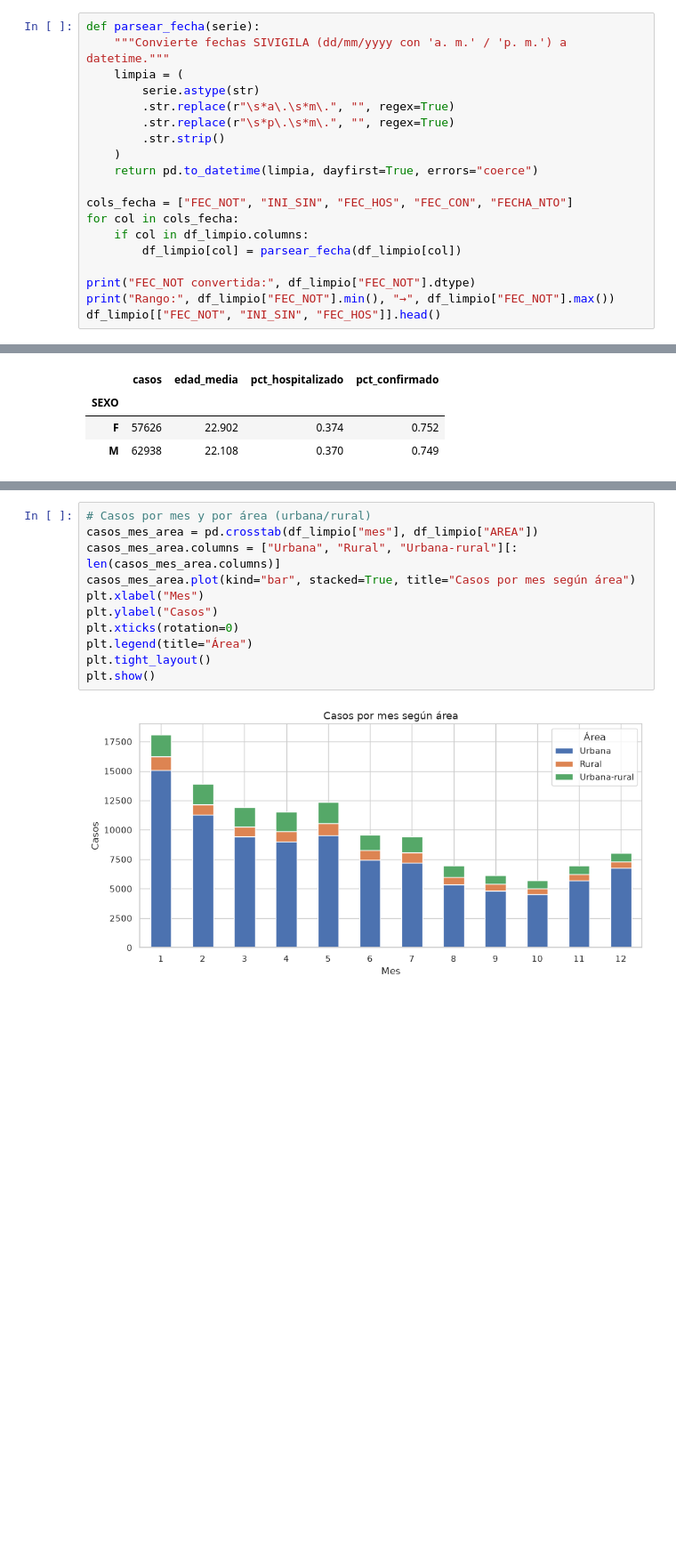
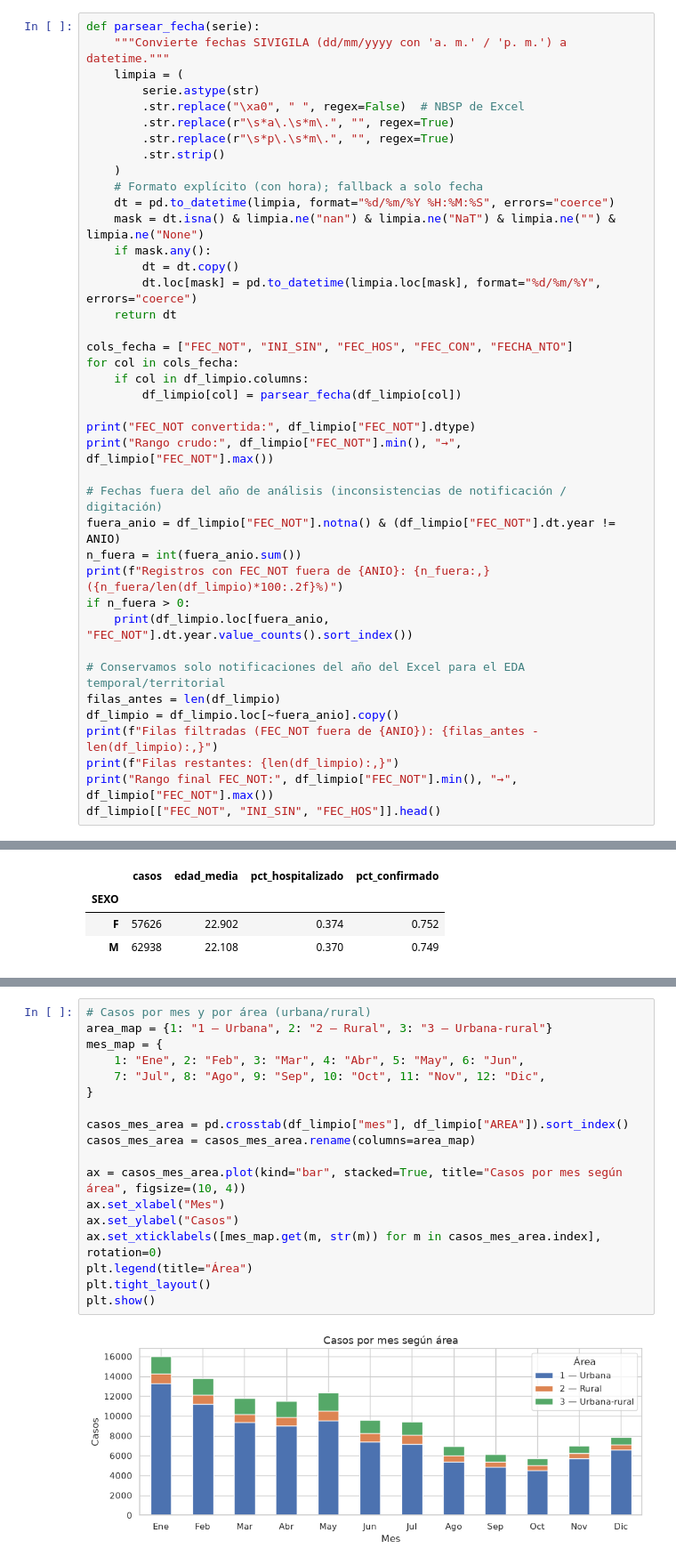
Before and after one commit to giovannyjb/proyecto_analisis_de_datos_I, a Jupyter notebook: notebooks/taller1_eda_dengue.ipynb, the cells around one changed output, grey strips where cells are left out. Shown at 89% size. Cells and saved outputs as stored; diff of their text form; blank space fills up the shorter version.

```diff
--- a/notebooks/taller1_eda_dengue.ipynb
+++ b/notebooks/taller1_eda_dengue.ipynb
@@ -482,11 +486,18 @@ def parsear_fecha(serie):
     """Convierte fechas SIVIGILA (dd/mm/yyyy con 'a. m.' / 'p. m.') a datetime."""
     limpia = (
         serie.astype(str)
+        .str.replace("\xa0", " ", regex=False)  # NBSP de Excel
         .str.replace(r"\s*a\.\s*m\.", "", regex=True)
         .str.replace(r"\s*p\.\s*m\.", "", regex=True)
         .str.strip()
     )
-    return pd.to_datetime(limpia, dayfirst=True, errors="coerce")
+    # Formato explícito (con hora); fallback a solo fecha
+    dt = pd.to_datetime(limpia, format="%d/%m/%Y %H:%M:%S", errors="coerce")
+    mask = dt.isna() & limpia.ne("nan") & limpia.ne("NaT") & limpia.ne("") & limpia.ne("None")
+    if mask.any():
+        dt = dt.copy()
+        dt.loc[mask] = pd.to_datetime(limpia.loc[mask], format="%d/%m/%Y", errors="coerce")
+    return dt
 
 cols_fecha = ["FEC_NOT", "INI_SIN", "FEC_HOS", "FEC_CON", "FECHA_NTO"]
 for col in cols_fecha:
@@ -494,6 +505,20 @@ for col in cols_fecha:
         df_limpio[col] = parsear_fecha(df_limpio[col])
 
 print("FEC_NOT convertida:", df_limpio["FEC_NOT"].dtype)
-print("Rango:", df_limpio["FEC_NOT"].min(), "→", df_limpio["FEC_NOT"].max())
+print("Rango crudo:", df_limpio["FEC_NOT"].min(), "→", df_limpio["FEC_NOT"].max())
+
+# Fechas fuera del año de análisis (inconsistencias de notificación / digitación)
+fuera_anio = df_limpio["FEC_NOT"].notna() & (df_limpio["FEC_NOT"].dt.year != ANIO)
+n_fuera = int(fuera_anio.sum())
+print(f"Registros con FEC_NOT fuera de {ANIO}: {n_fuera:,} ({n_fuera/len(df_limpio)*100:.2f}%)")
+if n_fuera > 0:
+    print(df_limpio.loc[fuera_anio, "FEC_NOT"].dt.year.value_counts().sort_index())
+
+# Conservamos solo notificaciones del año del Excel para el EDA temporal/territorial
+filas_antes = len(df_limpio)
+df_limpio = df_limpio.loc[~fuera_anio].copy()
+print(f"Filas filtradas (FEC_NOT fuera de {ANIO}): {filas_antes - len(df_limpio):,}")
+print(f"Filas restantes: {len(df_limpio):,}")
+print("Rango final FEC_NOT:", df_limpio["FEC_NOT"].min(), "→", df_limpio["FEC_NOT"].max())
 df_limpio[["FEC_NOT", "INI_SIN", "FEC_HOS"]].head()
 # %% [output]
@@ -803,13 +927,20 @@ resumen_sexo
 # %%
 # Casos por mes y por área (urbana/rural)
-casos_mes_area = pd.crosstab(df_limpio["mes"], df_limpio["AREA"])
-casos_mes_area.columns = ["Urbana", "Rural", "Urbana-rural"][: len(casos_mes_area.columns)]
-casos_mes_area.plot(kind="bar", stacked=True, title="Casos por mes según área")
-plt.xlabel("Mes")
-plt.ylabel("Casos")
-plt.xticks(rotation=0)
+area_map = {1: "1 — Urbana", 2: "2 — Rural", 3: "3 — Urbana-rural"}
+mes_map = {
+    1: "Ene", 2: "Feb", 3: "Mar", 4: "Abr", 5: "May", 6: "Jun",
+    7: "Jul", 8: "Ago", 9: "Sep", 10: "Oct", 11: "Nov", 12: "Dic",
+}
+
+casos_mes_area = pd.crosstab(df_limpio["mes"], df_limpio["AREA"]).sort_index()
+casos_mes_area = casos_mes_area.rename(columns=area_map)
+
+ax = casos_mes_area.plot(kind="bar", stacked=True, title="Casos por mes según área", figsize=(10, 4))
+ax.set_xlabel("Mes")
+ax.set_ylabel("Casos")
+ax.set_xticklabels([mes_map.get(m, str(m)) for m in casos_mes_area.index], rotation=0)
 plt.legend(title="Área")
 plt.tight_layout()
 plt.show()
 # %% [output]
-[figure, old version]
+[figure, new version]
```
Also changed, not shown: parts of 53 cells of this notebook, 7 other files.
